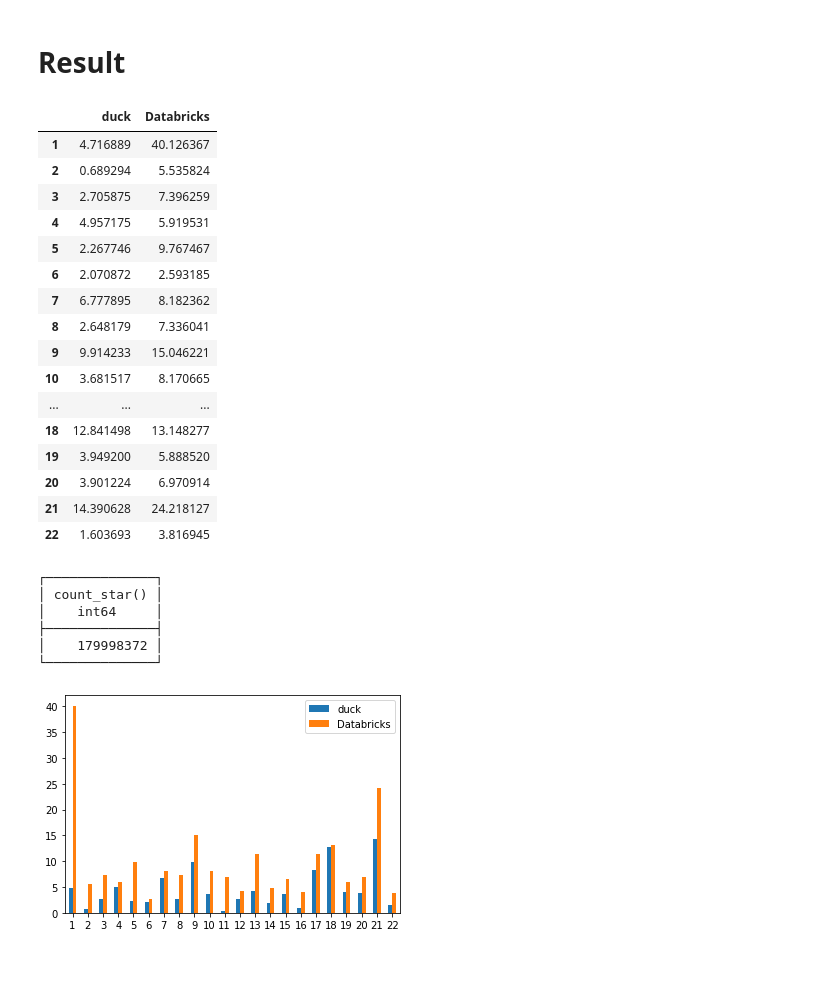
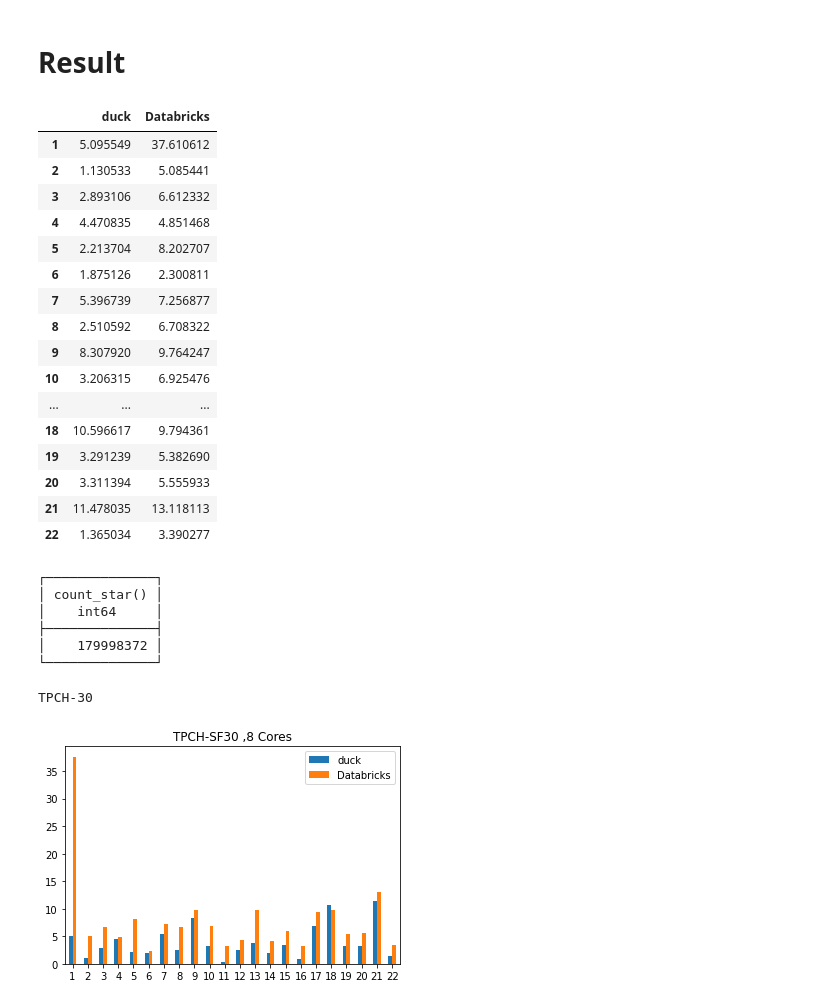
Before and after one commit to djouallah/Testing_BI_Engine, a Jupyter notebook: Database/TPCH_SF30_PySpark_vs_DuckDB.ipynb, the cells around one changed output. Saved outputs shown, nothing was run; the diff lists cells and outputs as text; code cells hidden in the pictures; blank space fills up the shorter version.

```diff
--- a/Database/TPCH_SF30_PySpark_vs_DuckDB.ipynb
+++ b/Database/TPCH_SF30_PySpark_vs_DuckDB.ipynb
@@ -2,6 +2,6 @@
 # Check the Runtime
 # %%
 from psutil import *
-vCPU = str(cpu_count()) + " vCPU"
+vCPU = str(cpu_count()) + " Cores"
 vCPU
 # %% [output]
@@ -938,12 +953,14 @@ ORDER BY
 # %% [markdown]
 # DuckDB
 # %%
-lineitem= duckdb.read_parquet('lineitem.parquet')
-orders= duckdb.read_parquet('orders.parquet')
-partsupp= duckdb.read_parquet('partsupp.parquet')
-supplier= duckdb.read_parquet('supplier.parquet')
-nation= duckdb.read_parquet('nation.parquet')
-region= duckdb.read_parquet('region.parquet')
-customer= duckdb.read_parquet('customer.parquet')
-part= duckdb.read_parquet('part.parquet')
-duckdb.sql('PRAGMA disable_progress_bar')
+%%time
+con=duckdb.connect()
+lineitem= con.read_parquet('lineitem.parquet')
+orders= con.read_parquet('orders.parquet')
+partsupp= con.read_parquet('partsupp.parquet')
+supplier= con.read_parquet('supplier.parquet')
+nation= con.read_parquet('nation.parquet')
+region= con.read_parquet('region.parquet')
+customer= con.read_parquet('customer.parquet')
+part= con.read_parquet('part.parquet')
+con.sql('PRAGMA disable_progress_bar')
@@ -950,6 +970,7 @@ duckdb.sql('PRAGMA disable_progress_bar')
 # %%
 %%time
-duck=execute_query(duckdb, sql)
+duck=execute_query(con, sql)
+con.close()
 # %% [output]
 ┌──────────────┬──────────────┬────────────┬───┬────────────────────┬──────────────────────┬─────────────┐
 │ l_returnflag │ l_linestatus │  sum_qty   │ … │     avg_price      │       avg_disc       │ count_order │
@@ -1022,20 +1043,20 @@ concat.index = np.arange(1, len(concat)+1)
 concat
 # %% [output]
 |  | duck | Databricks |
-| 1 | 4.716889 | 40.126367 |
-| 2 | 0.689294 | 5.535824 |
-| 3 | 2.705875 | 7.396259 |
-| 4 | 4.957175 | 5.919531 |
-| 5 | 2.267746 | 9.767467 |
-| 6 | 2.070872 | 2.593185 |
-| 7 | 6.777895 | 8.182362 |
-| 8 | 2.648179 | 7.336041 |
-| 9 | 9.914233 | 15.046221 |
-| 10 | 3.681517 | 8.170665 |
+| 1 | 5.095549 | 37.610612 |
+| 2 | 1.130533 | 5.085441 |
+| 3 | 2.893106 | 6.612332 |
+| 4 | 4.470835 | 4.851468 |
+| 5 | 2.213704 | 8.202707 |
+| 6 | 1.875126 | 2.300811 |
+| 7 | 5.396739 | 7.256877 |
+| 8 | 2.510592 | 6.708322 |
+| 9 | 8.307920 | 9.764247 |
+| 10 | 3.206315 | 6.925476 |
 | ... | ... | ... |
-| 18 | 12.841498 | 13.148277 |
-| 19 | 3.949200 | 5.888520 |
-| 20 | 3.901224 | 6.970914 |
-| 21 | 14.390628 | 24.218127 |
-| 22 | 1.603693 | 3.816945 |
+| 18 | 10.596617 | 9.794361 |
+| 19 | 3.291239 | 5.382690 |
+| 20 | 3.311394 | 5.555933 |
+| 21 | 11.478035 | 13.118113 |
+| 22 | 1.365034 | 3.390277 |
 # %%
@@ -1047,10 +1068,14 @@ duckdb.sql('select count(*) from lineitem').show()
 ├──────────────┤
 │    179998372 │
 └──────────────┘
+# %%
+print ('TPCH-'+str(sf))
+# %% [output]
+TPCH-30
 # %%
-ax = concat.plot.bar(rot=0)
+ax = concat.plot.bar(rot=0,title='TPCH-SF'+str(sf)+' ,'+vCPU)
 # %% [output]
-[figure, old version]
+[figure, new version]
 # %%
 summary= con1.sql(' select sum(duck) as duck,  sum(Databricks) as Databricks from concat').df()
 summary
```
Also changed, not shown: parts of 12 cells of this notebook.
